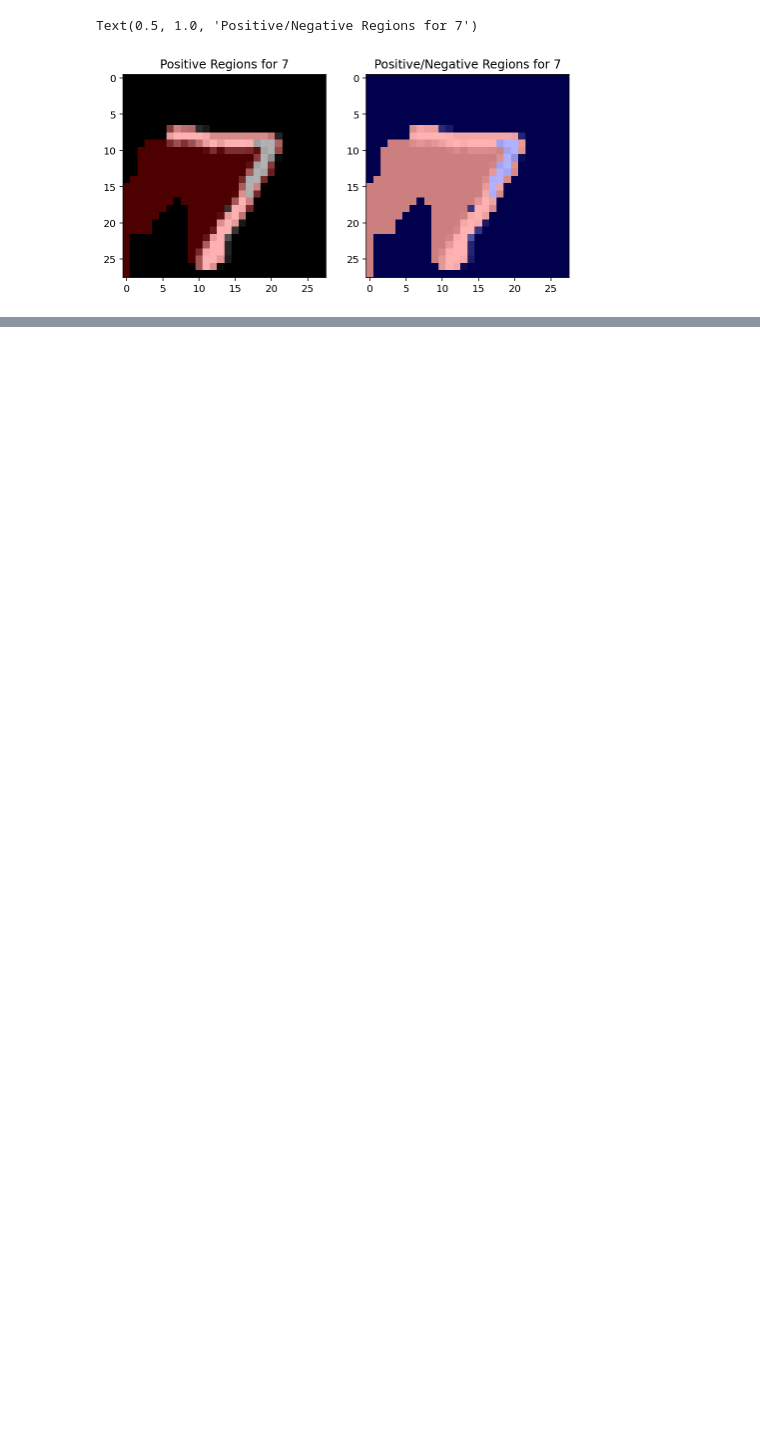
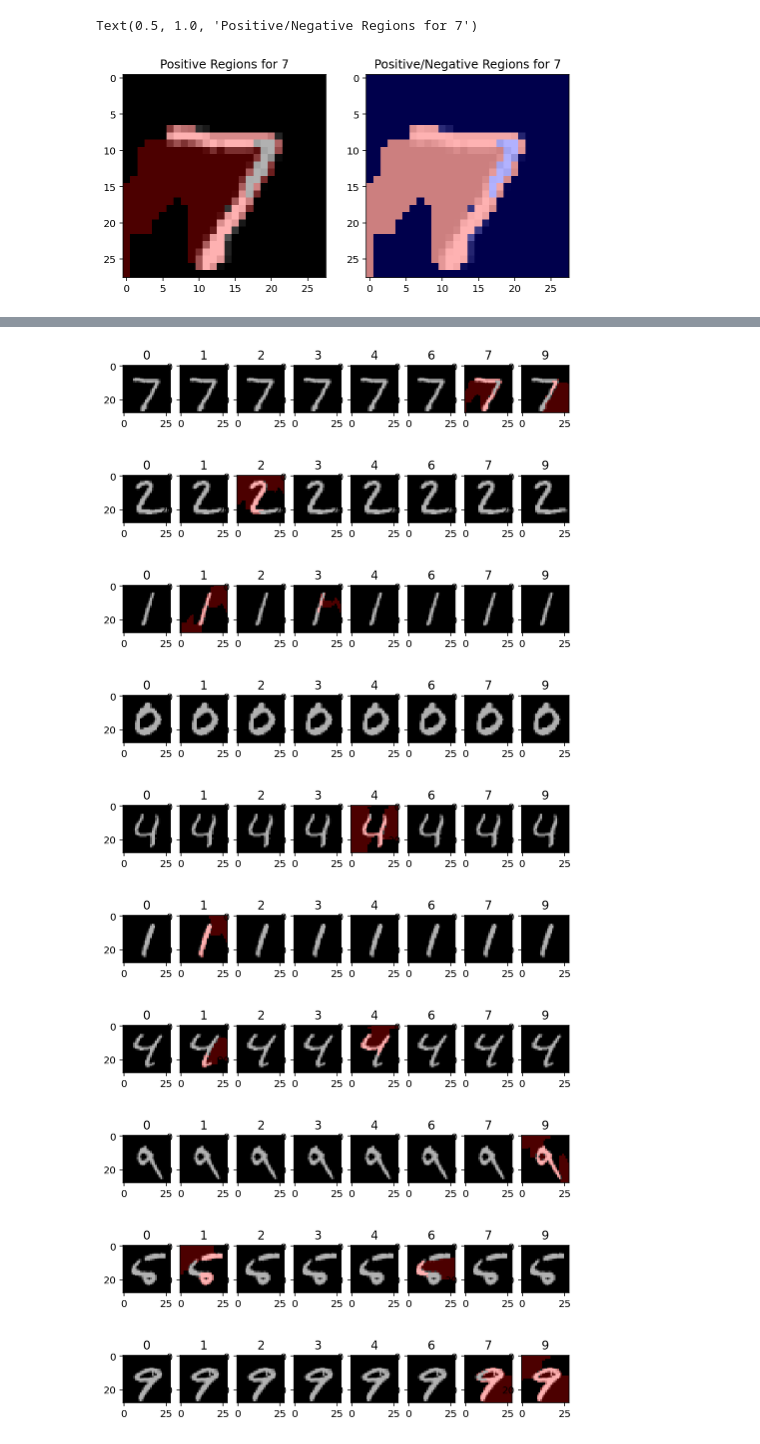
Before and after one commit to pkage/class_introspection, a Jupyter notebook: initial-explorations/MNIST - pytorch.ipynb, the cells around one changed output, grey strips where cells are left out. Drawn from its saved outputs; the diff is of its cells as text; code cells hidden in the pictures; blank space fills up the shorter version.

```diff
--- a/initial-explorations/MNIST - pytorch.ipynb
+++ b/initial-explorations/MNIST - pytorch.ipynb
@@ -266,0 +290,6 @@ def showall():
+# %%
+def hotwire(lbls):
+    l_hw = map(lambda y: (y if y != 8 else 1), lbls.tolist())
+    l_hw = list(l_hw)
+    l_hw = torch.tensor(l_hw)
+    return l_hw
@@ -266,0 +307,3 @@ def showall():
+# %%
+%%time
+model2 = create_and_train(label_tfrm=hotwire)
@@ -266,0 +334,5 @@ def showall():
+# %%
+%%time
+for i in range(10):
+    showall(i, labels=[0,1,2,3,4,5,6,7,9], model=model2)
+# %% [output]
@@ -266,0 +341,10 @@ def showall():
+[figure, added]
+[figure, added]
+[figure, added]
+[figure, added]
+[figure, added]
+[figure, added]
+[figure, added]
+[figure, added]
+[figure, added]
+[figure, added]
```
Also changed, not shown: parts of 17 cells of this notebook.
